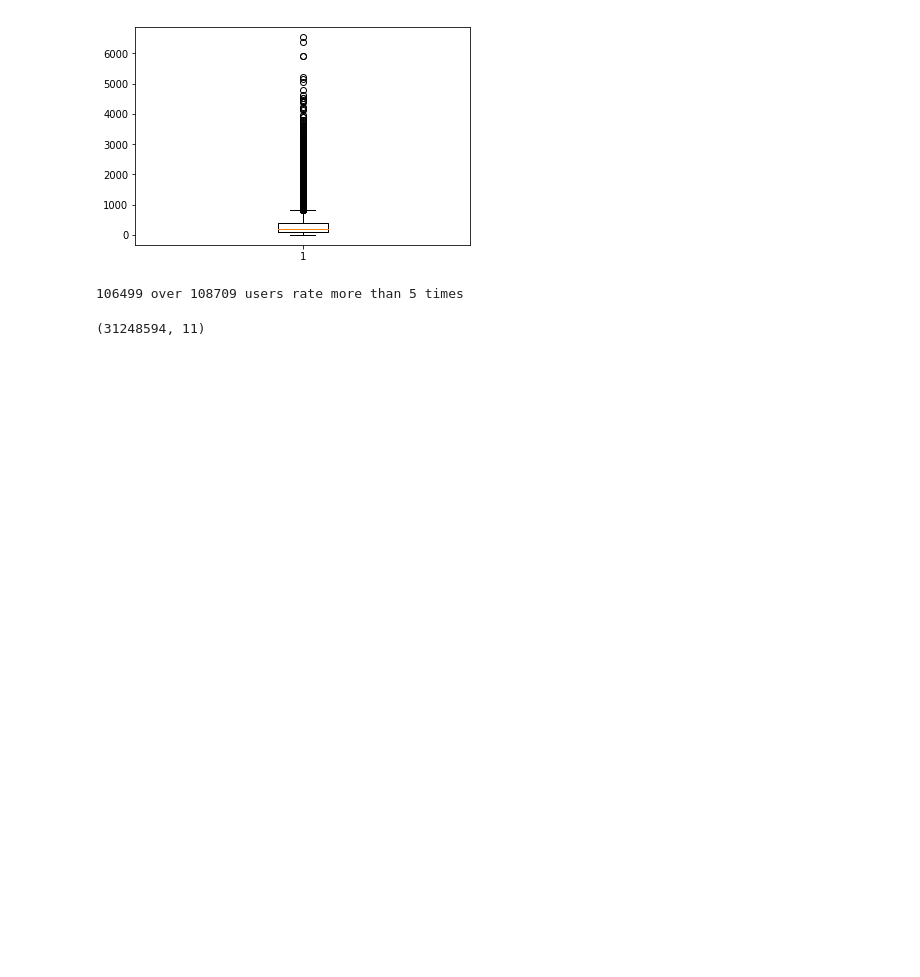
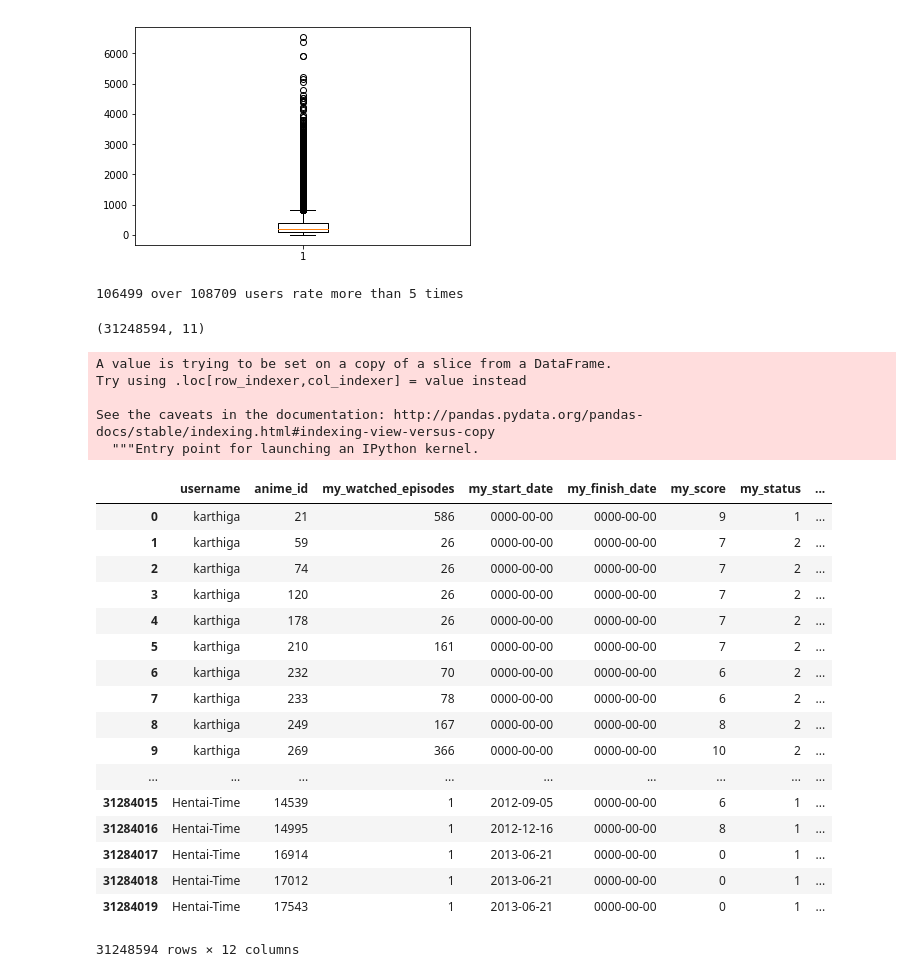
Before and after one commit to Preetikasri/Anime-Recommendation-Engine, a Jupyter notebook: Notebook/data_cleaning_Henry.ipynb, the cells around one changed output. Saved outputs shown, nothing was run; the diff lists cells and outputs as text; code cells hidden in the pictures; blank space fills up the shorter version.

```diff
--- a/Notebook/data_cleaning_Henry.ipynb
+++ b/Notebook/data_cleaning_Henry.ipynb
@@ -7,7 +7,7 @@ import matplotlib.pyplot as plt
 # %% [output]
 Populating the interactive namespace from numpy and matplotlib
 # %%
-rating=pd.read_csv('data/animelists_cleaned.csv')
+rating=pd.read_csv('../../animelists_cleaned.csv')
 # %%
 rating.shape
 # %% [output]
@@ -54,4 +54,33 @@ both_reduced = anime_reduced[anime_reduced["username"].map(lambda x: x not in un
 both_reduced.shape
 # %% [output]
 (31248594, 11)
+# %%
+both_reduced['user_id'] = pd.factorize(both_reduced['username'])[0]
+# %% [output]
+A value is trying to be set on a copy of a slice from a DataFrame.
+Try using .loc[row_indexer,col_indexer] = value instead
+
+See the caveats in the documentation: http://pandas.pydata.org/pandas-docs/stable/indexing.html#indexing-view-versus-copy
+  """Entry point for launching an IPython kernel.
+# %%
+both_reduced
+# %% [output]
+|  | username | anime_id | my_watched_episodes | my_start_date | my_finish_date | my_score | my_status | ... |
+| 0 | karthiga | 21 | 586 | 0000-00-00 | 0000-00-00 | 9 | 1 | ... |
+| 1 | karthiga | 59 | 26 | 0000-00-00 | 0000-00-00 | 7 | 2 | ... |
+| 2 | karthiga | 74 | 26 | 0000-00-00 | 0000-00-00 | 7 | 2 | ... |
+| 3 | karthiga | 120 | 26 | 0000-00-00 | 0000-00-00 | 7 | 2 | ... |
+| 4 | karthiga | 178 | 26 | 0000-00-00 | 0000-00-00 | 7 | 2 | ... |
+| 5 | karthiga | 210 | 161 | 0000-00-00 | 0000-00-00 | 7 | 2 | ... |
+| 6 | karthiga | 232 | 70 | 0000-00-00 | 0000-00-00 | 6 | 2 | ... |
+| 7 | karthiga | 233 | 78 | 0000-00-00 | 0000-00-00 | 6 | 2 | ... |
+| 8 | karthiga | 249 | 167 | 0000-00-00 | 0000-00-00 | 8 | 2 | ... |
+| 9 | karthiga | 269 | 366 | 0000-00-00 | 0000-00-00 | 10 | 2 | ... |
+| ... | ... | ... | ... | ... | ... | ... | ... | ... |
+| 31284015 | Hentai-Time | 14539 | 1 | 2012-09-05 | 0000-00-00 | 6 | 1 | ... |
+| 31284016 | Hentai-Time | 14995 | 1 | 2012-12-16 | 0000-00-00 | 8 | 1 | ... |
+| 31284017 | Hentai-Time | 16914 | 1 | 2013-06-21 | 0000-00-00 | 0 | 1 | ... |
+| 31284018 | Hentai-Time | 17012 | 1 | 2013-06-21 | 0000-00-00 | 0 | 1 | ... |
+| 31284019 | Hentai-Time | 17543 | 1 | 2013-06-21 | 0000-00-00 | 0 | 1 | ... |
+31248594 rows × 12 columns
 # %%
```
Also changed, not shown: parts of 1 cell of this notebook, 2 other files.
